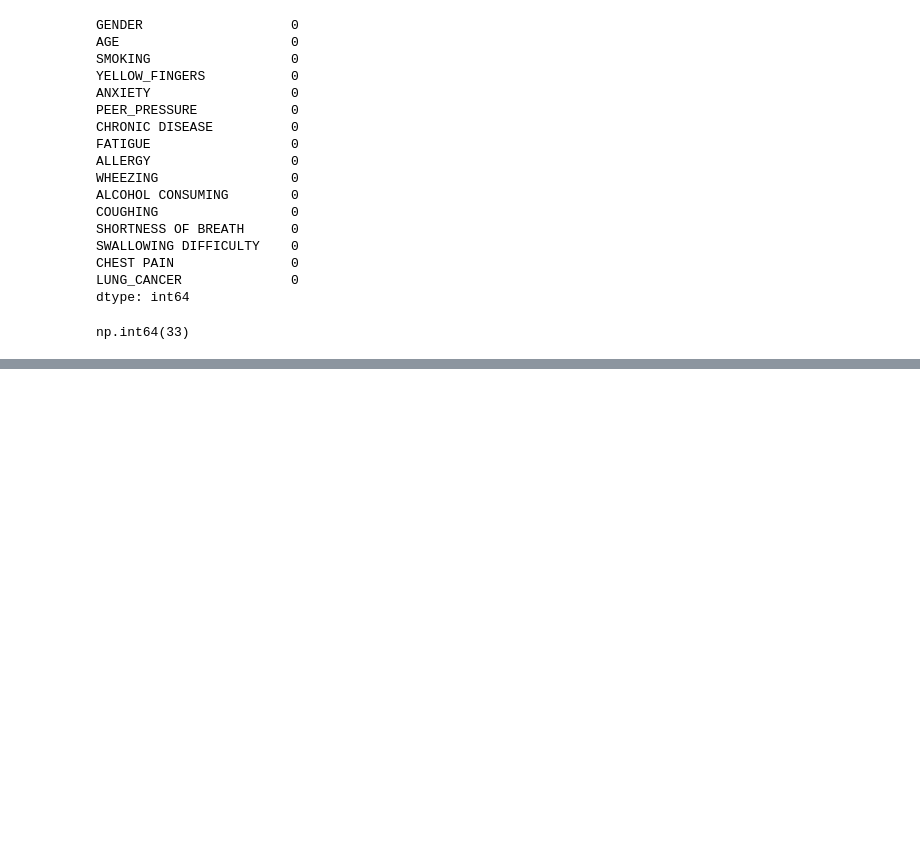
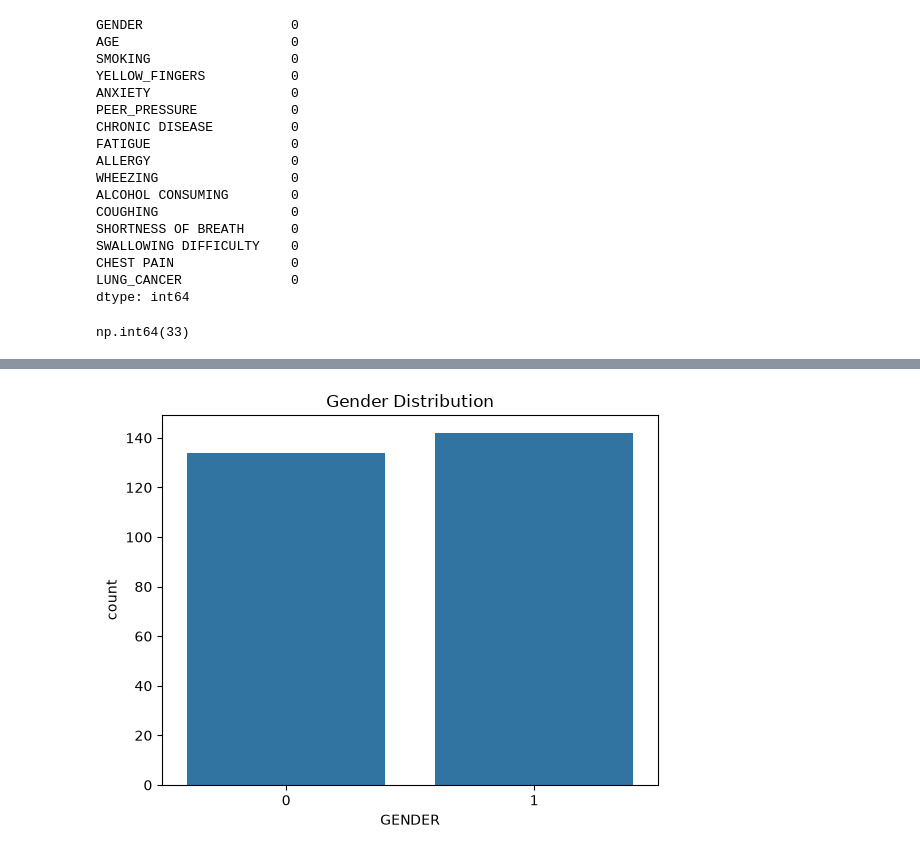
Before and after one commit to Roonit08/Machine-Learning, a Jupyter notebook: Learning Project/Cancer_Detection/KNN_lung_cancer.ipynb, the cells around one changed output, grey strips where cells are left out. Cells and saved outputs as stored; diff of their text form; code cells hidden in the pictures; blank space fills up the shorter version.

```diff
--- a/Learning Project/Cancer_Detection/KNN_lung_cancer.ipynb
+++ b/Learning Project/Cancer_Detection/KNN_lung_cancer.ipynb
@@ -98,0 +161,6 @@ np.int64(33)
+# %%
+sns.countplot(x='GENDER', data=lung_cancer_data)
+plt.title('Gender Distribution')
+plt.show()
+# %% [output]
+[figure, added]
```
Also changed, not shown: parts of 36 cells of this notebook, 7 other files.
